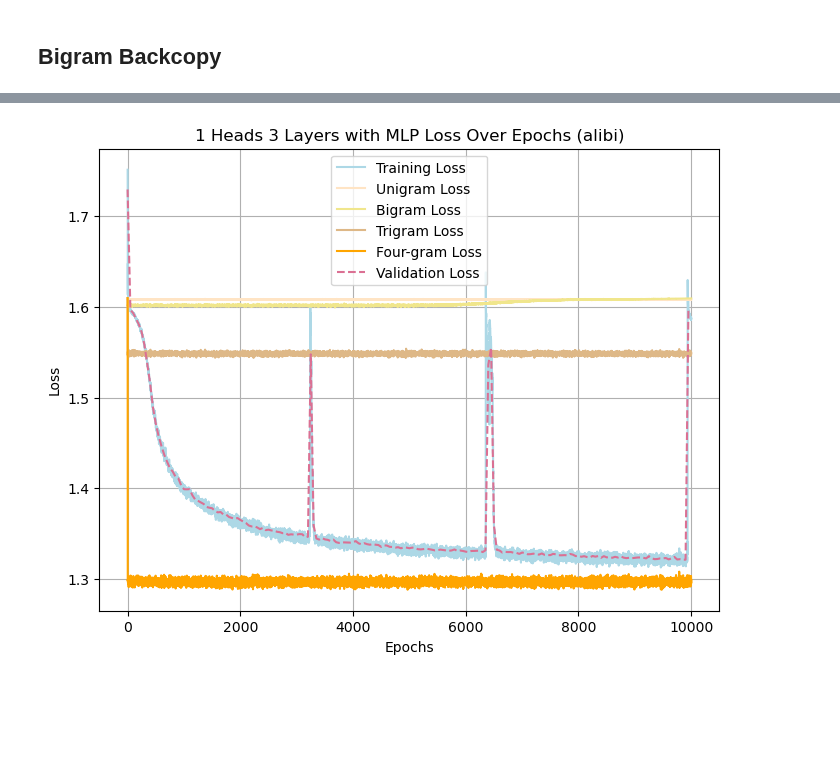
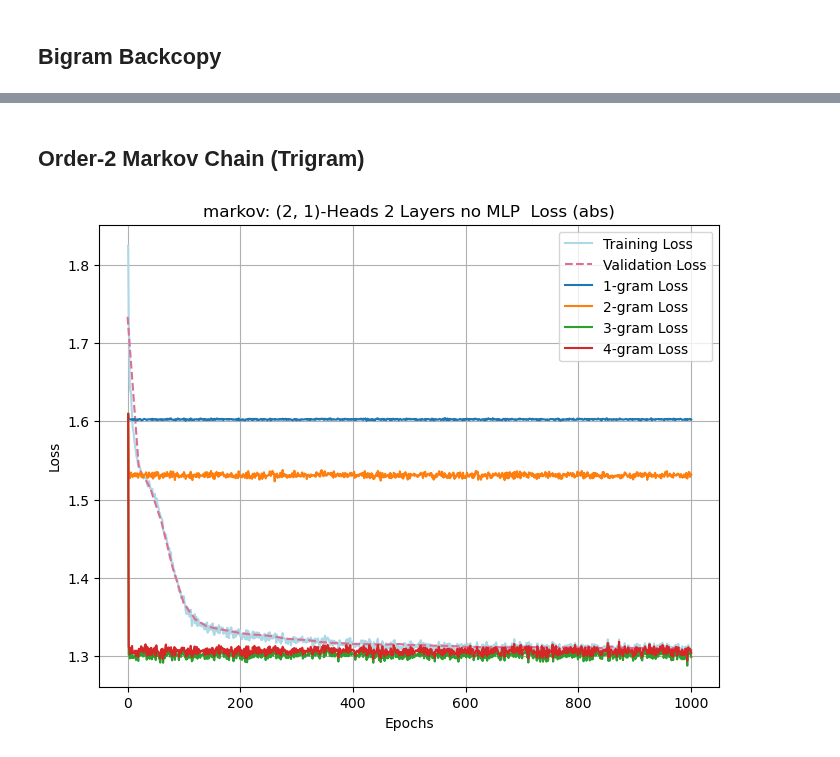
Before and after one commit to ezyhdxm/ICL, a Jupyter notebook: markov_attn.ipynb, the cells around one changed output, grey strips where cells are left out. Cells and saved outputs as stored; diff of their text form; code cells hidden in the pictures; blank space fills up the shorter version.

```diff
--- a/markov_attn.ipynb
+++ b/markov_attn.ipynb
@@ -135,6 +213,37 @@ Error removing folder 'attns': [WinError 5] Access is denied: 'attns'
+# %% [markdown]
+## Order-2 Markov Chain (Trigram)
 # %%
-train_losses, eval_losses, eval_steps, attn_maps, test_attn_maps = train(model, config)
+SEQ_LEN = 64
+VOC_SIZE = 5
+BATCH_SIZE = 512
+
+config = Config(
+        emb_dim=128,
+        num_layers=2,
+        num_heads=(2,1),
+        identity_query=False,
+        seq_len=SEQ_LEN,
+        vocab_size=VOC_SIZE,
+        batch_size=BATCH_SIZE,
+        num_epochs=1000,
+        eval_iter=20,
+        pos_enc='abs',
+        get_attn=10,
+        mlp=(False,False),
+        activation=(False,False),
+        flash=True,
+        ff_dim=128,
+        layer_norm=False,
+        ngram=True,
+        learning_rate=1e-3
+    )
+
+sampler_config = MarkovSamplerConfig(seq_len=SEQ_LEN, vocab_size=VOC_SIZE, batch_size=BATCH_SIZE, order=2)
+
+model = Transformer(config).to(config.device)
+# %%
+train_results = train_model(model, config, sampler_config, 'markov')
 # %%
-get_loss_plots(config, train_losses, eval_losses, eval_steps, ngramLosses)
+plot.get_loss_plots(config, train_results, 'markov')
 # %% [output]
-[figure, old version]
+[figure, new version]
```
Also changed, not shown: parts of 43 cells of this notebook, 23 other files.
